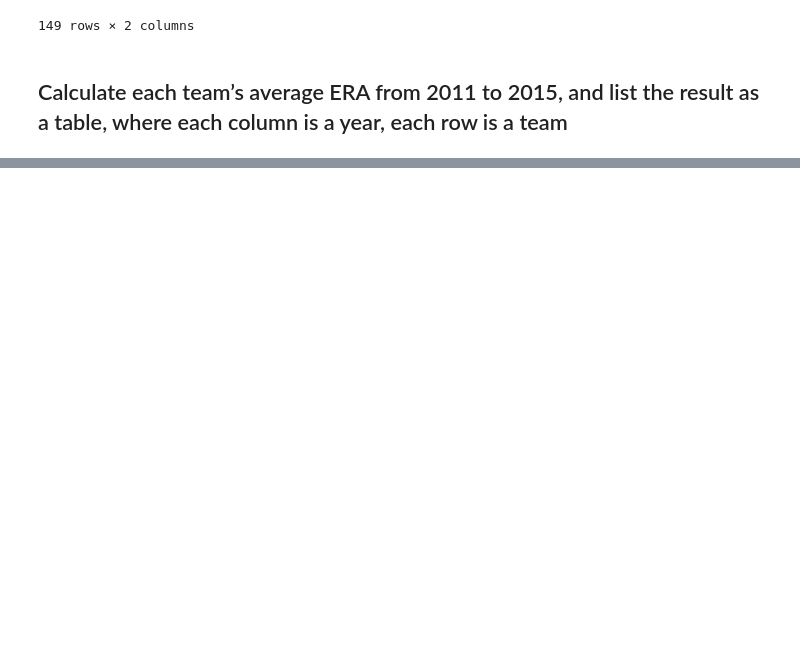
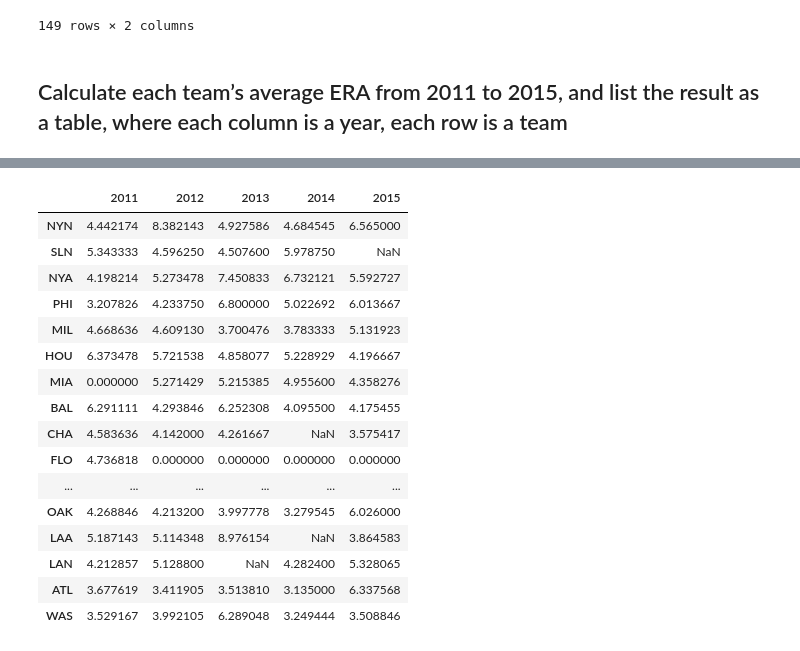
Before and after one commit to andy7gogo/data-Visulation, a Jupyter notebook: question1.ipynb, the cells around one changed output, grey strips where cells are left out. Saved outputs shown, nothing was run; the diff lists cells and outputs as text; code cells hidden in the pictures; blank space fills up the shorter version.

```diff
--- a/question1.ipynb
+++ b/question1.ipynb
@@ -185,0 +164,76 @@ da
+# %%
+da = df.query("yearID== [2011,2012,2013,2014,2015]").sort_values(by="yearID")
+
+team1 = da["teamID"].values
+yea = da["yearID"].values
+ERA = da["ERA"].values
+
+s = set(team1)
+team = list(s)
+
+year = [2011,2012,2013,2014,2015]
+listERA = []
+for i in range(len(team)):
+    tempall = []
+    for j in range(len(year)):
+        mean = []
+        for k in range(len(team1)):
+            if(team[i]==team1[k] and year[j]==yea[k]):
+                mean.append(ERA[k])
+
+        if(len(mean)!=0):
+            sum =0
+            for item in mean:
+                sum += item
+
+            me = sum/len(mean)
+            tempall.append(me)
+
+        elif(len(mean)==0):
+            tempall.append(0)
+
+    listERA.append(tempall)
+
+list2011 = []
+for i in range(len(listERA)):
+    list2011.append(listERA[i][0])
+
+list2012 = []
+for i in range(len(listERA)):
+    list2012.append(listERA[i][1])
+
+list2013 = []
+for i in range(len(listERA)):
+    list2013.append(listERA[i][2])
+
+list2014 = []
+for i in range(len(listERA)):
+    list2014.append(listERA[i][3])
+
+list2015 = []
+for i in range(len(listERA)):
+    list2015.append(listERA[i][4])
+
+
+
+answer = {"2011":list2011,"2012":list2012,"2013":list2013,"2014":list2014,"2015":list2015}
+meanERA = pd.DataFrame(answer,index = team)
+meanERA
+# %% [output]
+|  | 2011 | 2012 | 2013 | 2014 | 2015 |
+| NYN | 4.442174 | 8.382143 | 4.927586 | 4.684545 | 6.565000 |
+| SLN | 5.343333 | 4.596250 | 4.507600 | 5.978750 | NaN |
+| NYA | 4.198214 | 5.273478 | 7.450833 | 6.732121 | 5.592727 |
+| PHI | 3.207826 | 4.233750 | 6.800000 | 5.022692 | 6.013667 |
+| MIL | 4.668636 | 4.609130 | 3.700476 | 3.783333 | 5.131923 |
+| HOU | 6.373478 | 5.721538 | 4.858077 | 5.228929 | 4.196667 |
+| MIA | 0.000000 | 5.271429 | 5.215385 | 4.955600 | 4.358276 |
+| BAL | 6.291111 | 4.293846 | 6.252308 | 4.095500 | 4.175455 |
+| CHA | 4.583636 | 4.142000 | 4.261667 | NaN | 3.575417 |
+| FLO | 4.736818 | 0.000000 | 0.000000 | 0.000000 | 0.000000 |
+| ... | ... | ... | ... | ... | ... |
+| OAK | 4.268846 | 4.213200 | 3.997778 | 3.279545 | 6.026000 |
+| LAA | 5.187143 | 5.114348 | 8.976154 | NaN | 3.864583 |
+| LAN | 4.212857 | 5.128800 | NaN | 4.282400 | 5.328065 |
+| ATL | 3.677619 | 3.411905 | 3.513810 | 3.135000 | 6.337568 |
+| WAS | 3.529167 | 3.992105 | 6.289048 | 3.249444 | 3.508846 |
```
Also changed, not shown: parts of 7 cells of this notebook.
